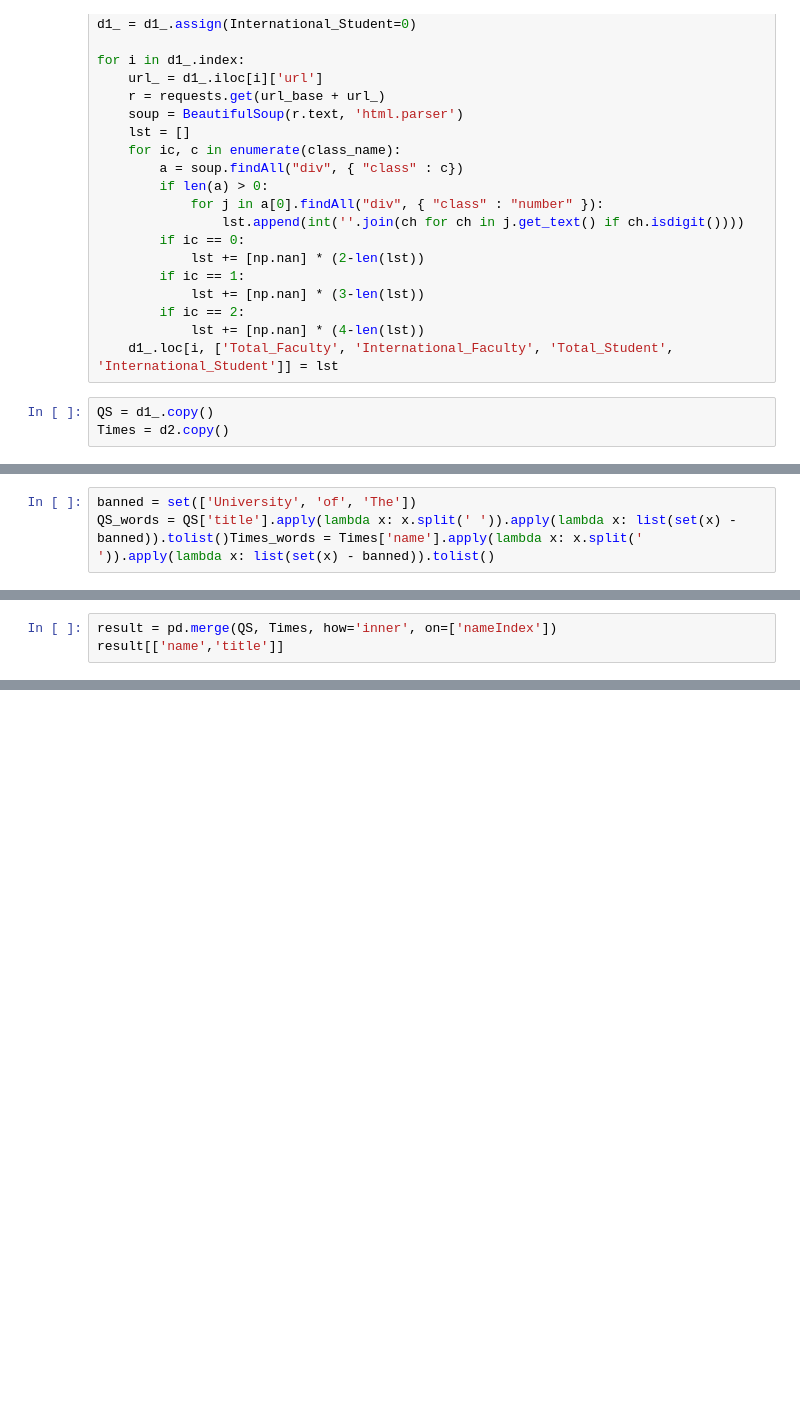
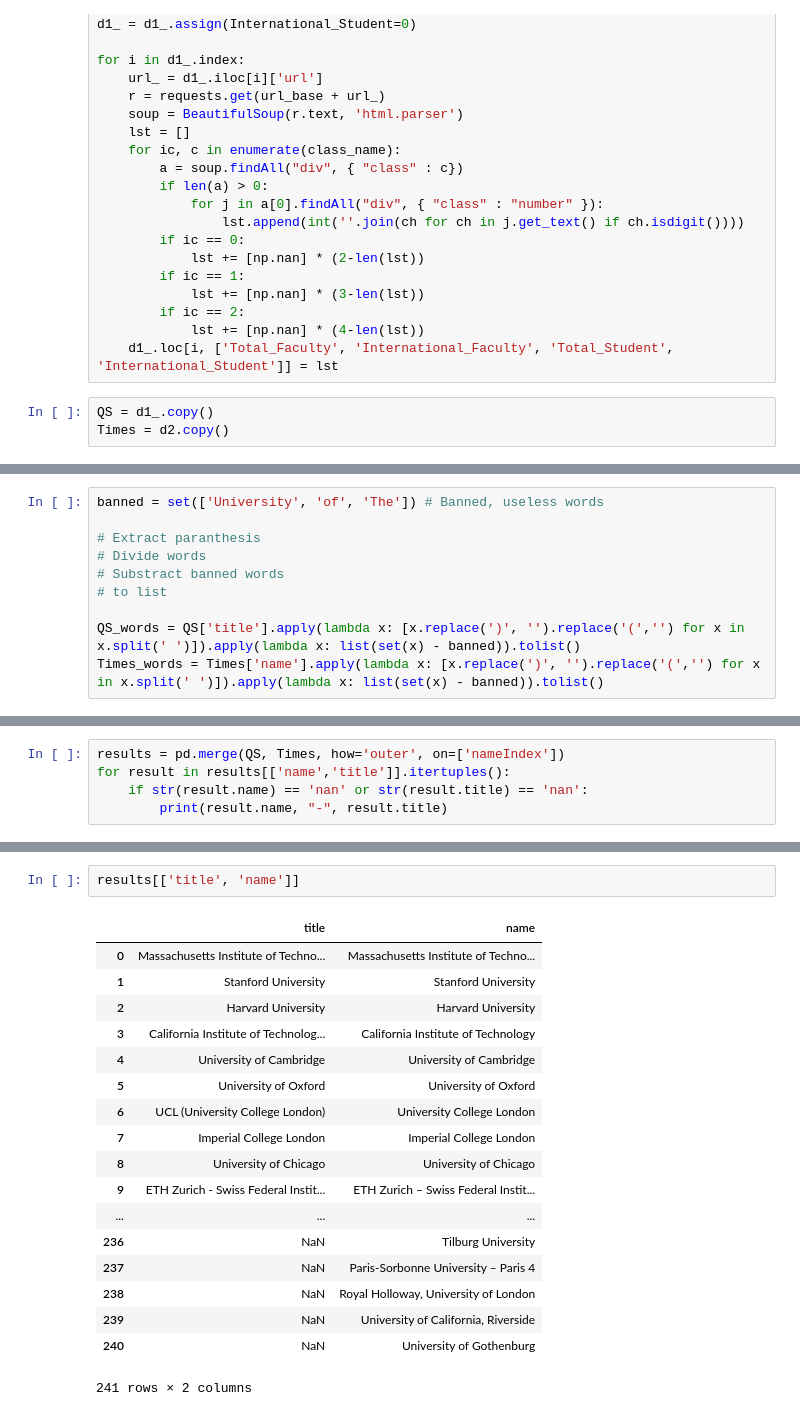
Before and after one commit to afofa/ADA2017-Homeworks, a Jupyter notebook: 02 - Data from the Web/hw2.ipynb, the cells around one changed output, grey strips where cells are left out. Drawn from its saved outputs; the diff is of its cells as text; blank space fills up the shorter version.

```diff
--- a/02 - Data from the Web/hw2.ipynb
+++ b/02 - Data from the Web/hw2.ipynb
@@ -59,4 +61,11 @@ Times = d2.copy()
 # %%
-banned = set(['University', 'of', 'The'])
-QS_words = QS['title'].apply(lambda x: x.split(' ')).apply(lambda x: list(set(x) - banned)).tolist()Times_words = Times['name'].apply(lambda x: x.split(' ')).apply(lambda x: list(set(x) - banned)).tolist()
+banned = set(['University', 'of', 'The']) # Banned, useless words
+
+# Extract paranthesis
+# Divide words
+# Substract banned words
+# to list
+
+QS_words = QS['title'].apply(lambda x: [x.replace(')', '').replace('(','') for x in x.split(' ')]).apply(lambda x: list(set(x) - banned)).tolist()
+Times_words = Times['name'].apply(lambda x: [x.replace(')', '').replace('(','') for x in x.split(' ')]).apply(lambda x: list(set(x) - banned)).tolist()
 # %%
@@ -83,4 +114,6 @@ Times['nameIndex'] = times_ids
 # %%
-result = pd.merge(QS, Times, how='inner', on=['nameIndex'])
-result[['name','title']]
+results = pd.merge(QS, Times, how='outer', on=['nameIndex'])
+for result in results[['name','title']].itertuples():
+    if str(result.name) == 'nan' or str(result.title) == 'nan':
+        print(result.name, "-", result.title)
 # %% [output]
@@ -124,0 +160,21 @@ result[['name','title']]
+# %%
+results[['title', 'name']]
+# %% [output]
+|  | title | name |
+| 0 | Massachusetts Institute of Techno... | Massachusetts Institute of Techno... |
+| 1 | Stanford University | Stanford University |
+| 2 | Harvard University | Harvard University |
+| 3 | California Institute of Technolog... | California Institute of Technology |
+| 4 | University of Cambridge | University of Cambridge |
+| 5 | University of Oxford | University of Oxford |
+| 6 | UCL (University College London) | University College London |
+| 7 | Imperial College London | Imperial College London |
+| 8 | University of Chicago | University of Chicago |
+| 9 | ETH Zurich - Swiss Federal Instit... | ETH Zurich – Swiss Federal Instit... |
+| ... | ... | ... |
+| 236 | NaN | Tilburg University |
+| 237 | NaN | Paris-Sorbonne University – Paris 4 |
+| 238 | NaN | Royal Holloway, University of London |
+| 239 | NaN | University of California, Riverside |
+| 240 | NaN | University of Gothenburg |
+241 rows × 2 columns
```
Also changed, not shown: parts of 7 cells of this notebook.
